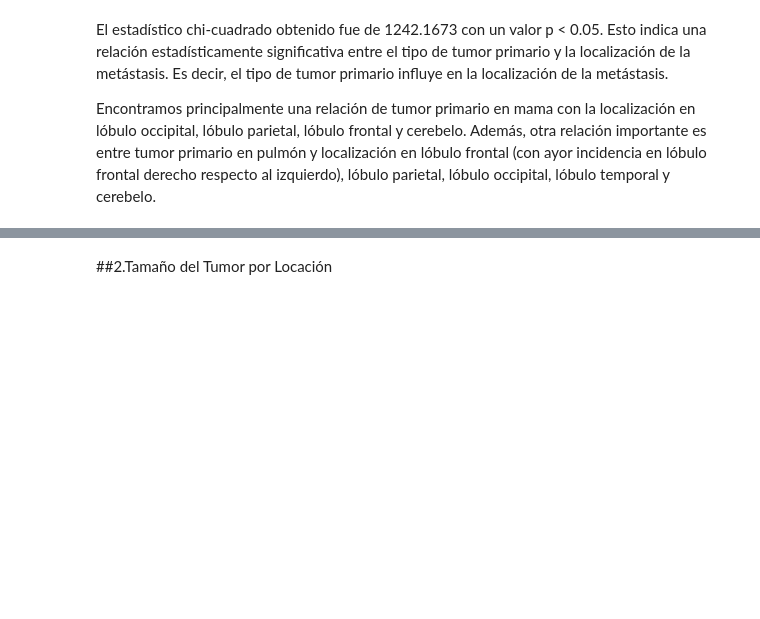
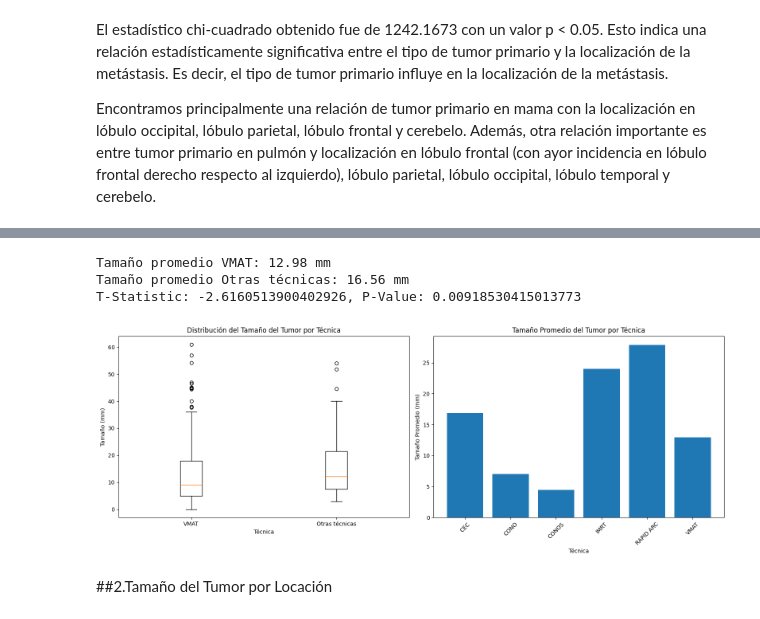
Before and after one commit to AngelTroncoso/TratamientoOncologico, a Jupyter notebook: Angel.ipynb, the cells around one changed output, grey strips where cells are left out. Saved outputs shown, nothing was run; the diff lists cells and outputs as text; code cells hidden in the pictures; blank space fills up the shorter version.

```diff
--- a/Angel.ipynb
+++ b/Angel.ipynb
@@ -367,3 +346,48 @@ tumor_location_distribution.sort_values(by='COUNT', ascending=False).head(10)
+# %%
+import pandas as pd
+import matplotlib.pyplot as plt
+from scipy.stats import ttest_ind
+
+# Limpiar nombres de columnas
+df.columns = df.columns.str.strip()
+
+# Filtrar datos por técnica
+tecnica_vmat = df[df['TECNICA'] == 'VMAT']
+tecnica_otras = df[df['TECNICA'] != 'VMAT']
+
+# Comparación por tamaño
+vmat_tamaño = tecnica_vmat['TAMAÑO (mm)'].dropna()
+otras_tecnica_tamaño = tecnica_otras['TAMAÑO (mm)'].dropna()
+
+if len(vmat_tamaño) < 2 or len(otras_tecnica_tamaño) < 2:
+    print("No hay suficientes datos en uno de los grupos para realizar el t-test.")
+else:
+    t_stat, p_value = ttest_ind(vmat_tamaño, otras_tecnica_tamaño)
+    print(f"Tamaño promedio VMAT: {vmat_tamaño.mean():.2f} mm")
+    print(f"Tamaño promedio Otras técnicas: {otras_tecnica_tamaño.mean():.2f} mm")
+    print(f"T-Statistic: {t_stat}, P-Value: {p_value}")
+
+# Visualización por tamaño y técnica
+fig, axs = plt.subplots(1, 2, figsize=(16, 6))
+
+axs[0].boxplot([vmat_tamaño, otras_tecnica_tamaño], labels=['VMAT', 'Otras técnicas'])
+axs[0].set_title('Distribución del Tamaño del Tumor por Técnica')
+axs[0].set_xlabel('Técnica')
+axs[0].set_ylabel('Tamaño (mm)')
+
+axs[1].bar(tecnica_unica['TECNICA'].cat.categories, tecnica_unica.groupby('TECNICA')['TAMAÑO (mm)'].mean())
+axs[1].set_title('Tamaño Promedio del Tumor por Técnica')
+axs[1].set_xlabel('Técnica')
+axs[1].set_ylabel('Tamaño Promedio (mm)')
+axs[1].tick_params(axis='x', rotation=45)
+
+plt.tight_layout()
+plt.show()
+# %% [output]
+Tamaño promedio VMAT: 12.98 mm
+Tamaño promedio Otras técnicas: 16.56 mm
+T-Statistic: -2.6160513900402926, P-Value: 0.00918530415013773
+[figure, added]
 # %% [markdown]
 ##2.Tamaño del Tumor por Locación
 # %%
```
Also changed, not shown: parts of 2 cells of this notebook.
